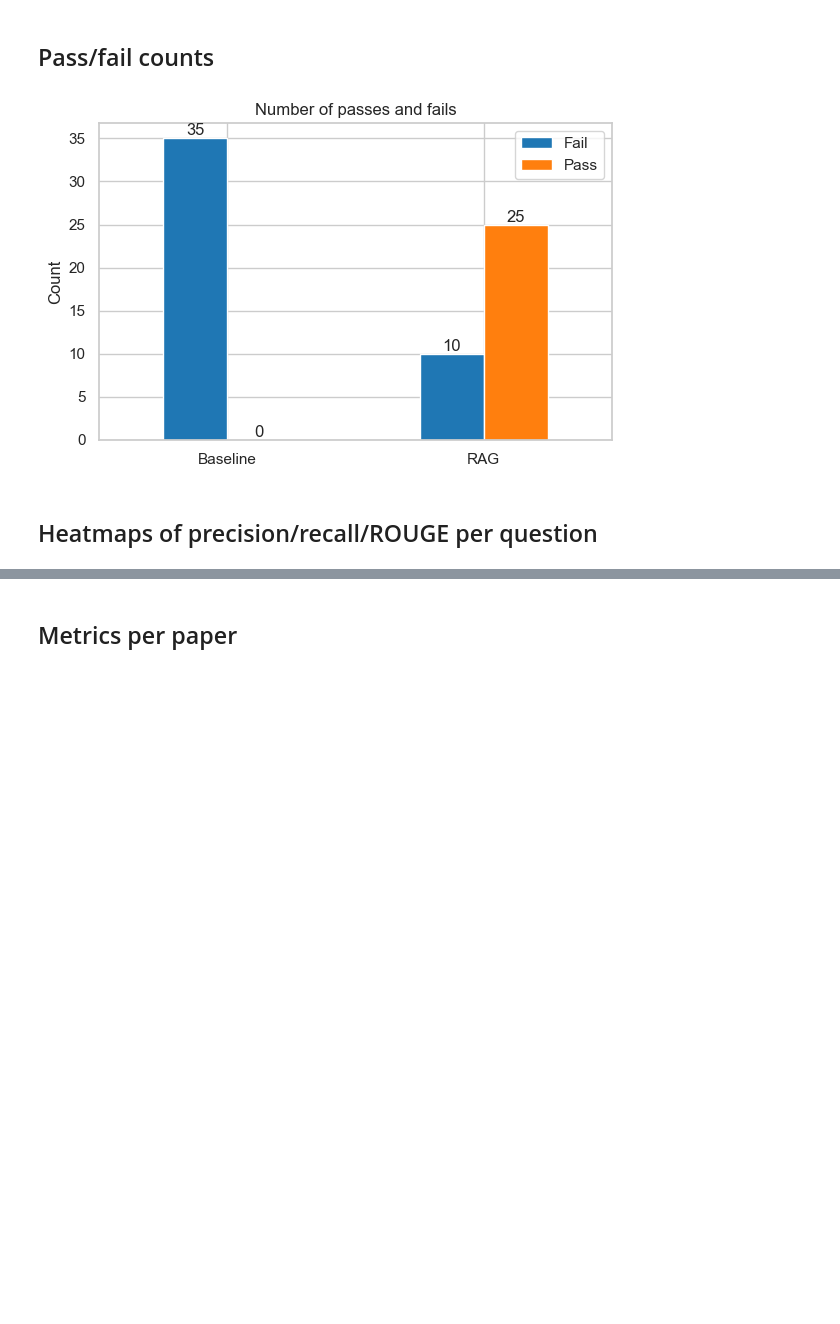
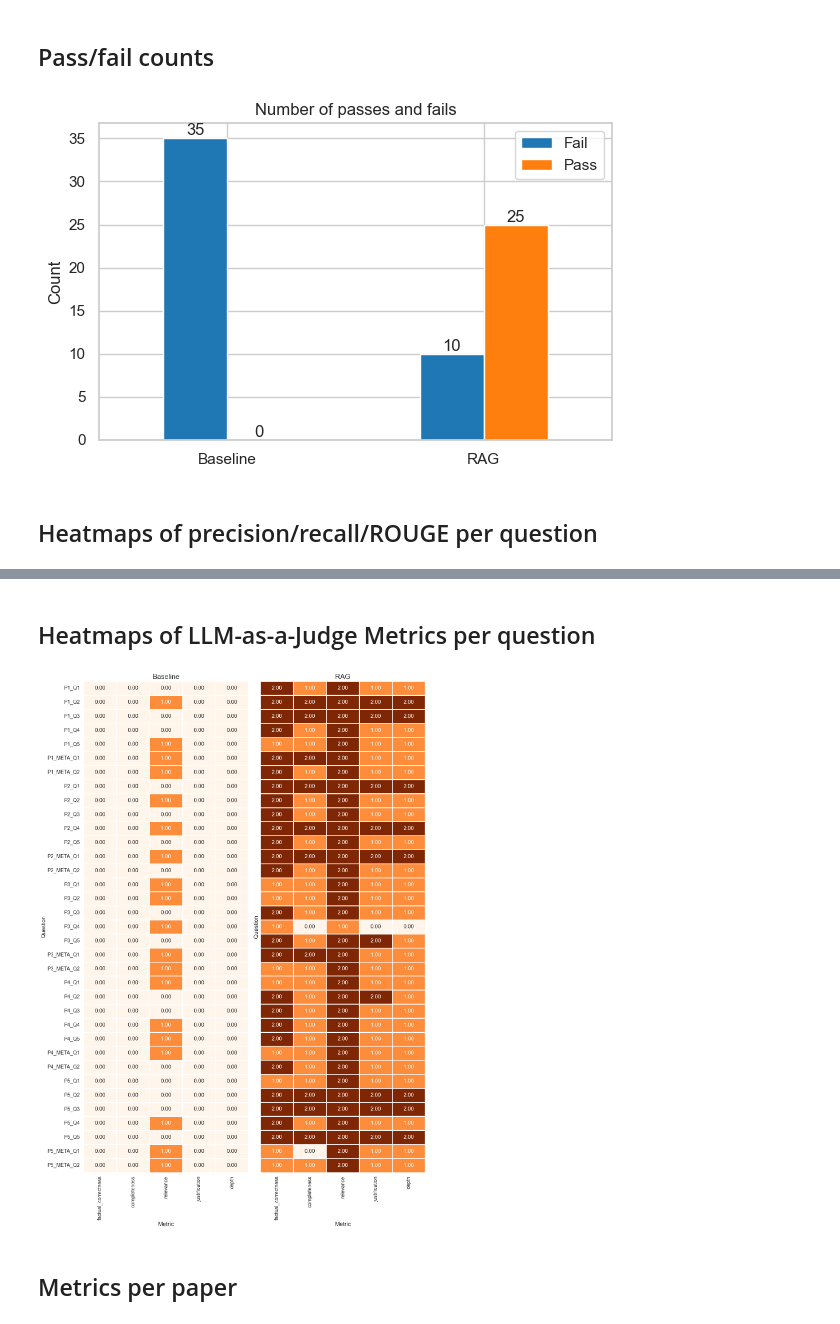
Before and after one commit to bennyhandball/Datenbanken, a Jupyter notebook: Experiment/evaluation.ipynb, the cells around one changed output, grey strips where cells are left out. Drawn from its saved outputs; the diff is of its cells as text; code cells hidden in the pictures; blank space fills up the shorter version.

```diff
--- a/Experiment/evaluation.ipynb
+++ b/Experiment/evaluation.ipynb
@@ -111,3 +139,55 @@ plt.show()
+# %% [markdown]
+## Heatmaps of LLM-as-a-Judge Metrics per question
+# %%
+fig, axes = plt.subplots(
+    1, 2,
+    figsize=(14, 20),  # increase height
+    sharey=True,
+    gridspec_kw={'height_ratios': [1]}
+)
+vmin = min(baseline[judge_metrics].min().min(), rag[judge_metrics].min().min())
+vmax = max(baseline[judge_metrics].max().max(), rag[judge_metrics].max().max())
+
+sns.heatmap(
+    baseline[judge_metrics],
+    ax=axes[0],
+    vmin=vmin, vmax=vmax,
+    cmap=heatmap_cmap,
+    annot=True,
+    fmt='.2f',
+    annot_kws={'fontsize': annot_fontsize},
+    linewidths=2,
+    cbar=False
+)
+axes[0].set_title('Baseline', fontsize=title_fontsize)
+axes[0].set_xlabel('Metric', fontsize=label_fontsize)
+axes[0].set_ylabel('Question', fontsize=legend_fontsize)
+axes[0].set_yticklabels(baseline['question_id'], rotation=0, fontsize=tick_fontsize)
+axes[0].tick_params(axis='x', labelsize=tick_fontsize)
+axes[0].tick_params(axis='y', labelsize=tick_fontsize)
+
+sns.heatmap(
+    rag[judge_metrics],
+    ax=axes[1],
+    vmin=vmin, vmax=vmax,
+    cmap=heatmap_cmap,
+    annot=True,
+    fmt='.2f',
+    annot_kws={'fontsize': annot_fontsize},
+    linewidths=2,
+    cbar=False
+)
+axes[1].set_title('RAG', fontsize=title_fontsize)
+axes[1].set_xlabel('Metric', fontsize=label_fontsize)
+axes[1].set_ylabel('Question', fontsize=label_fontsize)
+axes[1].set_yticklabels(rag['question_id'], rotation=0, fontsize=tick_fontsize)
+axes[1].tick_params(axis='x', labelsize=tick_fontsize)
+axes[1].tick_params(axis='y', labelsize=tick_fontsize)
+
+plt.tight_layout()
+plt.show()
+# %% [output]
+[figure, added]
 # %% [markdown]
 ## Metrics per paper
 # %%
```
Also changed, not shown: parts of 5 cells of this notebook, 8 other files.
